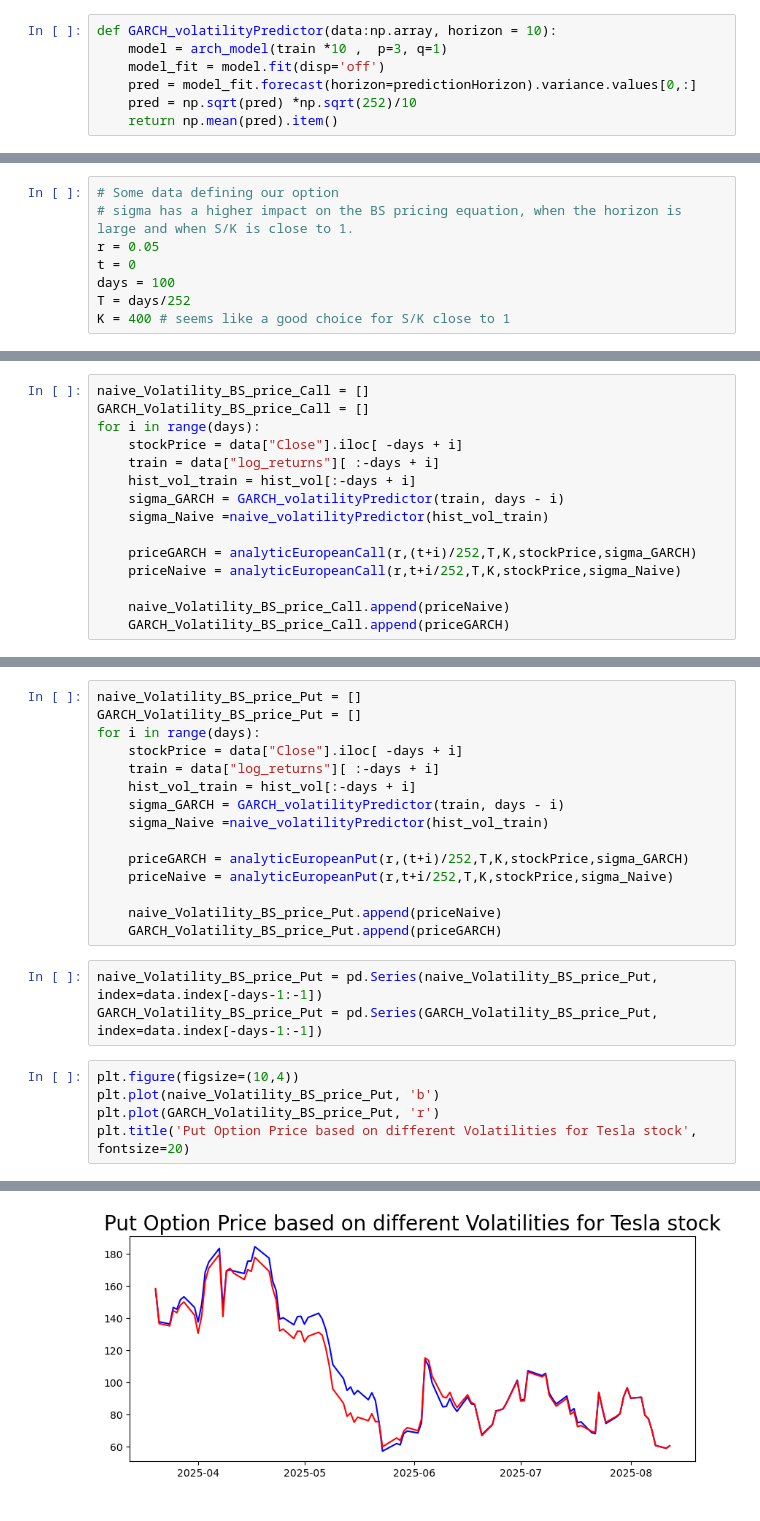
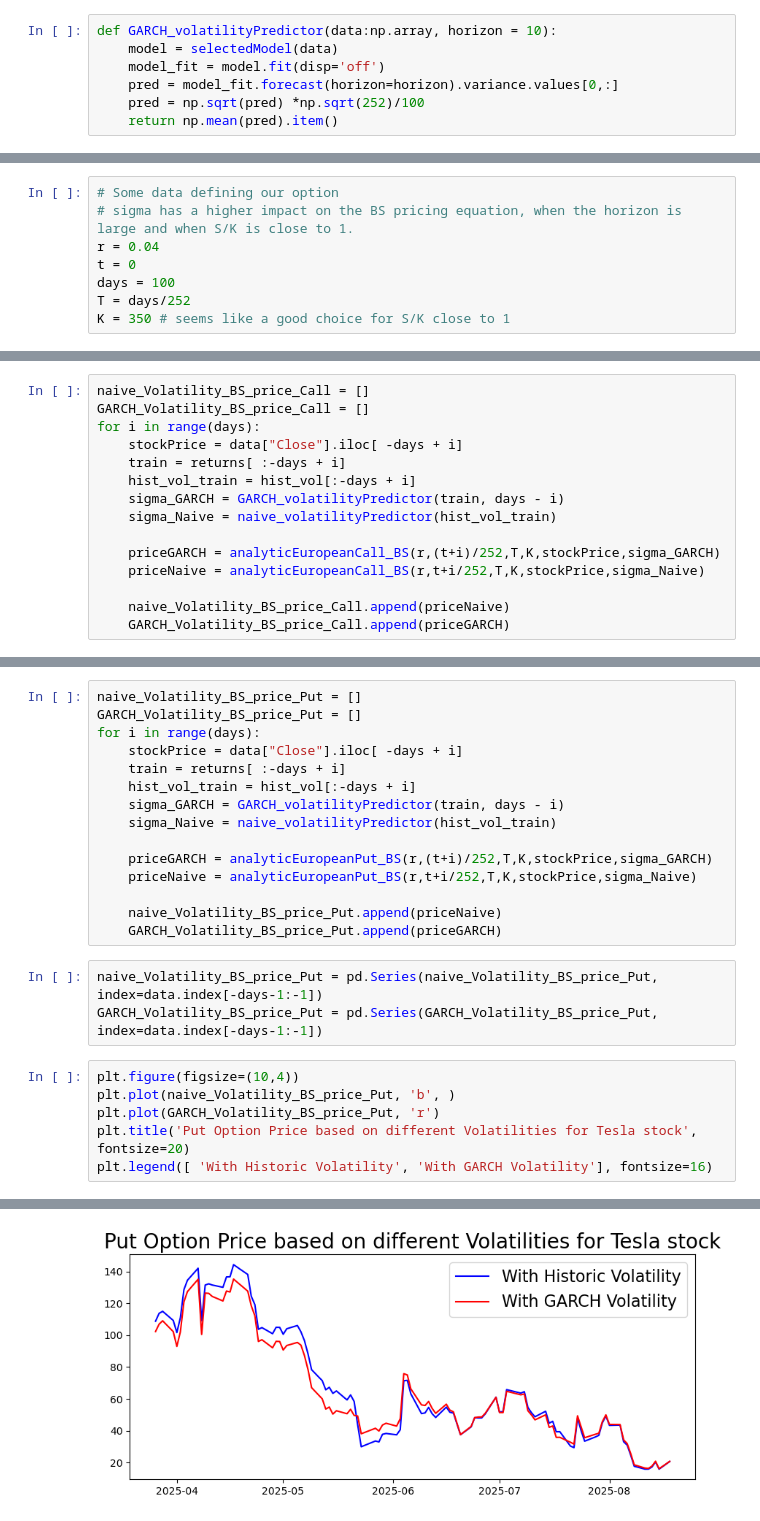
Before and after one commit to SeanDisaro/QuantCodingProjects, a Jupyter notebook: TeslaOptionPriceGARCH.ipynb, the cells around one changed output, grey strips where cells are left out. Drawn from its saved outputs; the diff is of its cells as text.

```diff
--- a/TeslaOptionPriceGARCH.ipynb
+++ b/TeslaOptionPriceGARCH.ipynb
@@ -229,10 +270,10 @@ def naive_volatilityPredictor(data:np.array):
     return data.iloc[-1]
 # %%
 def GARCH_volatilityPredictor(data:np.array, horizon = 10):
-    model = arch_model(train *10 ,  p=3, q=1)
+    model = selectedModel(data)
     model_fit = model.fit(disp='off')
-    pred = model_fit.forecast(horizon=predictionHorizon).variance.values[0,:]
-    pred = np.sqrt(pred) *np.sqrt(252)/10
+    pred = model_fit.forecast(horizon=horizon).variance.values[0,:]
+    pred = np.sqrt(pred) *np.sqrt(252)/100
     return np.mean(pred).item()
 # %%
 plt.figure(figsize=(10,4))
@@ -244,11 +285,11 @@ Text(0.5, 1.0, 'Historical Tesla Stock at Close')
 # %%
 # Some data defining our option
 # sigma has a higher impact on the BS pricing equation, when the horizon is large and when S/K is close to 1.
-r = 0.05
+r = 0.04
 t = 0
 days = 100
 T = days/252
-K = 400 # seems like a good choice for S/K close to 1
+K = 350 # seems like a good choice for S/K close to 1
 # %% [markdown]
 ### Call
 # %% [markdown]
@@ -260,13 +301,13 @@ naive_Volatility_BS_price_Call = []
 GARCH_Volatility_BS_price_Call = []
 for i in range(days):
     stockPrice = data["Close"].iloc[ -days + i]
-    train = data["log_returns"][ :-days + i]
+    train = returns[ :-days + i]
     hist_vol_train = hist_vol[:-days + i]
     sigma_GARCH = GARCH_volatilityPredictor(train, days - i)
-    sigma_Naive =naive_volatilityPredictor(hist_vol_train)
+    sigma_Naive = naive_volatilityPredictor(hist_vol_train)
 
-    priceGARCH = analyticEuropeanCall(r,(t+i)/252,T,K,stockPrice,sigma_GARCH)
-    priceNaive = analyticEuropeanCall(r,t+i/252,T,K,stockPrice,sigma_Naive)
+    priceGARCH = analyticEuropeanCall_BS(r,(t+i)/252,T,K,stockPrice,sigma_GARCH)
+    priceNaive = analyticEuropeanCall_BS(r,t+i/252,T,K,stockPrice,sigma_Naive)
 
     naive_Volatility_BS_price_Call.append(priceNaive)
     GARCH_Volatility_BS_price_Call.append(priceGARCH)
@@ -300,13 +340,13 @@ naive_Volatility_BS_price_Put = []
 GARCH_Volatility_BS_price_Put = []
 for i in range(days):
     stockPrice = data["Close"].iloc[ -days + i]
-    train = data["log_returns"][ :-days + i]
+    train = returns[ :-days + i]
     hist_vol_train = hist_vol[:-days + i]
     sigma_GARCH = GARCH_volatilityPredictor(train, days - i)
-    sigma_Naive =naive_volatilityPredictor(hist_vol_train)
+    sigma_Naive = naive_volatilityPredictor(hist_vol_train)
 
-    priceGARCH = analyticEuropeanPut(r,(t+i)/252,T,K,stockPrice,sigma_GARCH)
-    priceNaive = analyticEuropeanPut(r,t+i/252,T,K,stockPrice,sigma_Naive)
+    priceGARCH = analyticEuropeanPut_BS(r,(t+i)/252,T,K,stockPrice,sigma_GARCH)
+    priceNaive = analyticEuropeanPut_BS(r,t+i/252,T,K,stockPrice,sigma_Naive)
 
     naive_Volatility_BS_price_Put.append(priceNaive)
     GARCH_Volatility_BS_price_Put.append(priceGARCH)
@@ -315,7 +355,8 @@ naive_Volatility_BS_price_Put = pd.Series(naive_Volatility_BS_price_Put, index=d
 GARCH_Volatility_BS_price_Put = pd.Series(GARCH_Volatility_BS_price_Put, index=data.index[-days-1:-1])
 # %%
 plt.figure(figsize=(10,4))
-plt.plot(naive_Volatility_BS_price_Put, 'b')
+plt.plot(naive_Volatility_BS_price_Put, 'b', )
 plt.plot(GARCH_Volatility_BS_price_Put, 'r')
 plt.title('Put Option Price based on different Volatilities for Tesla stock', fontsize=20)
+plt.legend([ 'With Historic Volatility', 'With GARCH Volatility'], fontsize=16)
 # %% [output]
@@ -323,2 +364,2 @@ Text(0.5, 1.0, 'Put Option Price based on different Volatilities for Tesla stock
-[figure, old version]
+[figure, new version]
 # %%
```
Also changed, not shown: parts of 58 cells of this notebook, 4 other files.
